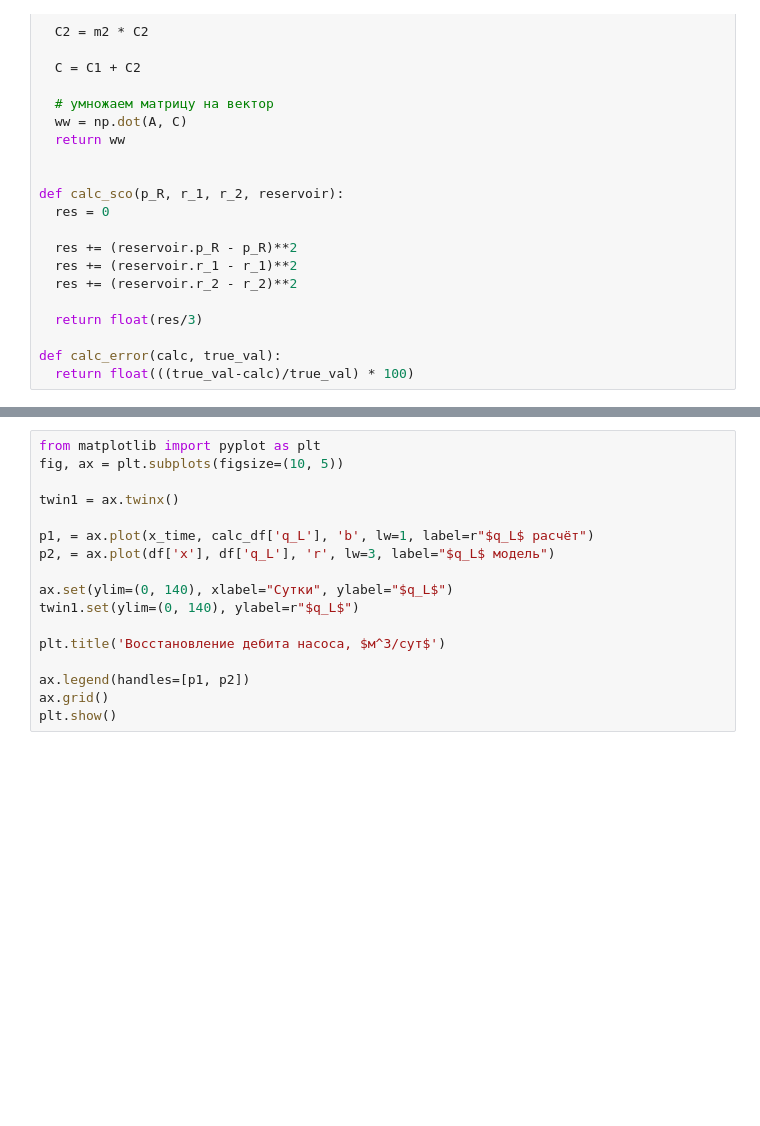
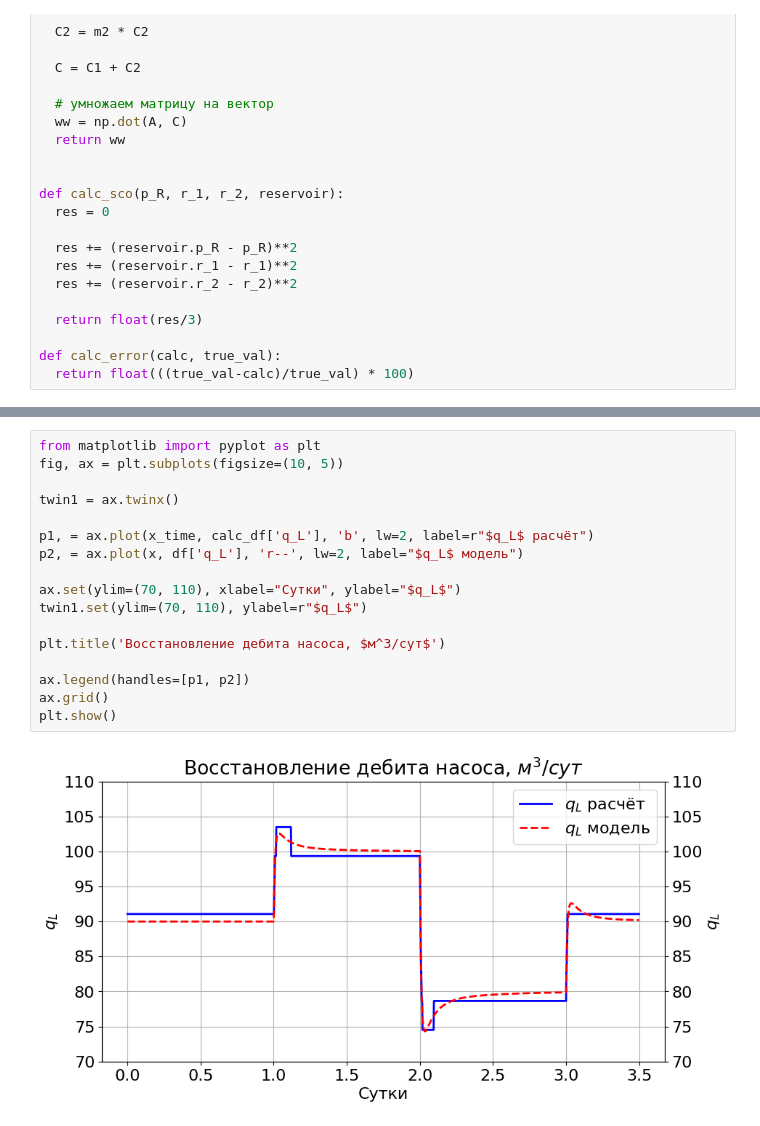
Before and after one commit to IANovoselov/well, a Jupyter notebook: well.ipynb, the cells around one changed output, grey strips where cells are left out. Saved outputs shown, nothing was run; the diff lists cells and outputs as text; blank space fills up the shorter version.

```diff
--- a/well.ipynb
+++ b/well.ipynb
@@ -936,20 +946,22 @@ plt.show()
 # %%
 from matplotlib import pyplot as plt
 fig, ax = plt.subplots(figsize=(10, 5))
 
 twin1 = ax.twinx()
 
-p1, = ax.plot(x_time, calc_df['q_L'], 'b', lw=1, label=r"$q_L$ расчёт")
-p2, = ax.plot(df['x'], df['q_L'], 'r', lw=3, label="$q_L$ модель")
+p1, = ax.plot(x_time, calc_df['q_L'], 'b', lw=2, label=r"$q_L$ расчёт")
+p2, = ax.plot(x, df['q_L'], 'r--', lw=2, label="$q_L$ модель")
 
-ax.set(ylim=(0, 140), xlabel="Сутки", ylabel="$q_L$")
-twin1.set(ylim=(0, 140), ylabel=r"$q_L$")
+ax.set(ylim=(70, 110), xlabel="Сутки", ylabel="$q_L$")
+twin1.set(ylim=(70, 110), ylabel=r"$q_L$")
 
 plt.title('Восстановление дебита насоса, $м^3/сут$')
 
 ax.legend(handles=[p1, p2])
 ax.grid()
 plt.show()
+# %% [output]
+[figure, added]
 # %%
 from matplotlib import pyplot as plt
 fig, ax = plt.subplots(figsize=(10, 5))
```
Also changed, not shown: parts of 12 cells of this notebook.
